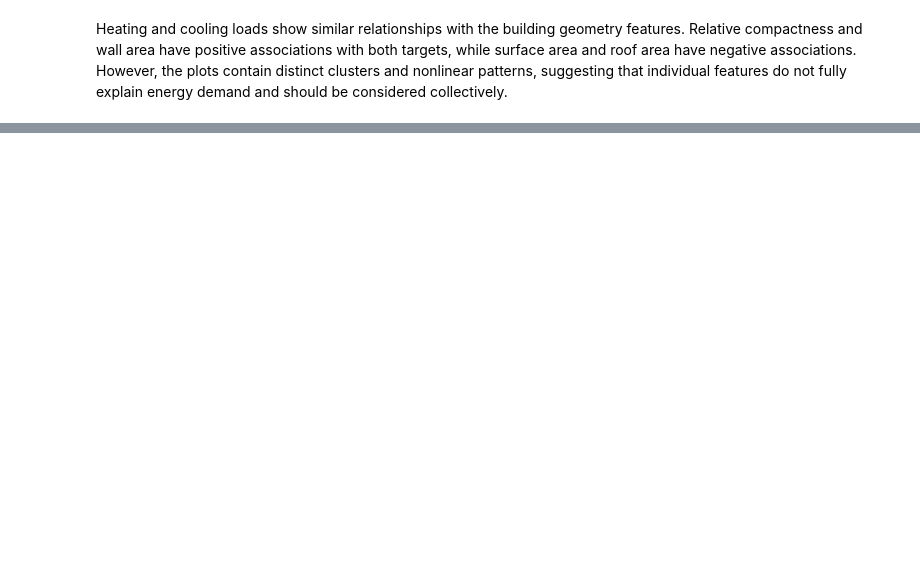
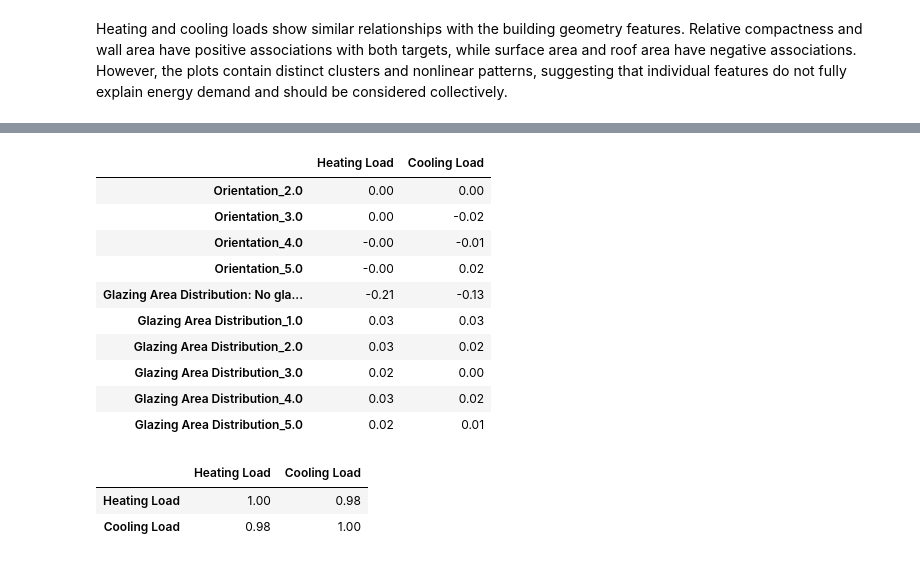
Before and after one commit to Ahmed-Honorbound/DS_Final_Project, a Jupyter notebook: processing.ipynb, the cells around one changed output, grey strips where cells are left out. Saved outputs shown, nothing was run; the diff lists cells and outputs as text; code cells hidden in the pictures; blank space fills up the shorter version.

```diff
--- a/processing.ipynb
+++ b/processing.ipynb
@@ -236,0 +238,7 @@ If time allows we then do feature and modeling.
+# %%
+# Pearson correlations for numeric predictors
+targets = ["Heating Load", "Cooling Load"]
+numeric_features = df.drop(columns=targets).select_dtypes(include="number").columns
+
+corr_table = df[numeric_features.tolist() + targets].corr(method="pearson").loc[numeric_features, targets]
+display(corr_table.round(2))
@@ -236,0 +259,32 @@ If time allows we then do feature and modeling.
+# %%
+categorical_features = ["Orientation", "Glazing Area Distribution"]
+
+category_indicators = pd.get_dummies(df[categorical_features], dtype=int)
+category_indicators = category_indicators.rename(
+    columns={"Glazing Area Distribution_0.0": "Glazing Area Distribution: No glazing"}
+)
+
+category_corr = pd.concat([category_indicators, df[targets]], axis=1).corr(method="pearson")
+category_corr = category_corr.loc[category_indicators.columns, targets]
+display(category_corr.round(2))
+# %% [output]
+|  | Heating Load | Cooling Load |
+| Orientation_2.0 | 0.00 | 0.00 |
+| Orientation_3.0 | 0.00 | -0.02 |
+| Orientation_4.0 | -0.00 | -0.01 |
+| Orientation_5.0 | -0.00 | 0.02 |
+| Glazing Area Distribution: No gla... | -0.21 | -0.13 |
+| Glazing Area Distribution_1.0 | 0.03 | 0.03 |
+| Glazing Area Distribution_2.0 | 0.03 | 0.02 |
+| Glazing Area Distribution_3.0 | 0.02 | 0.00 |
+| Glazing Area Distribution_4.0 | 0.03 | 0.02 |
+| Glazing Area Distribution_5.0 | 0.02 | 0.01 |
+# %%
+#correlation
+targets = ["Heating Load", "Cooling Load"]
+corr_table = df[targets].corr(method="pearson")
+display(corr_table.round(2))
+# %% [output]
+|  | Heating Load | Cooling Load |
+| Heating Load | 1.00 | 0.98 |
+| Cooling Load | 0.98 | 1.00 |
```
Also changed, not shown: parts of 12 cells of this notebook, 2 other files.
